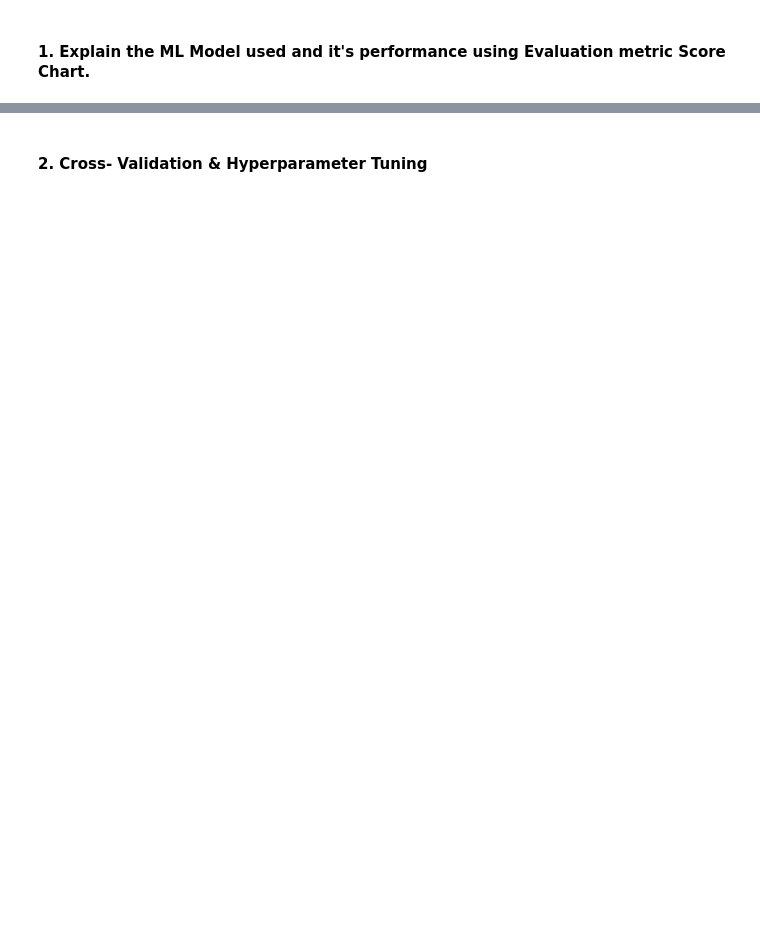
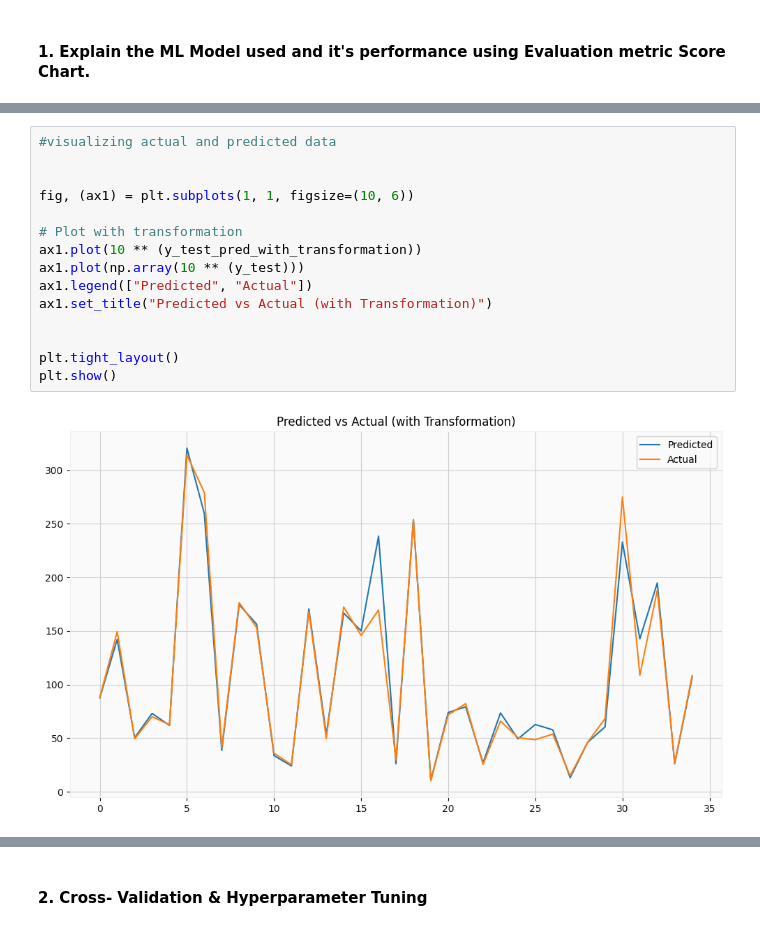
Before and after one commit to piyushbg/Yes-Bank-Stock-Closing-Price-Prediction, a Jupyter notebook: Yes_Bank_Stock_Closing_Price_Prediction.ipynb, the cells around one changed output, grey strips where cells are left out. Cells and saved outputs as stored; diff of their text form; blank space fills up the shorter version.

```diff
--- a/Yes_Bank_Stock_Closing_Price_Prediction.ipynb
+++ b/Yes_Bank_Stock_Closing_Price_Prediction.ipynb
@@ -1248,0 +1413,17 @@ Answer Here.
+# %%
+#visualizing actual and predicted data
+
+
+fig, (ax1) = plt.subplots(1, 1, figsize=(10, 6))
+
+# Plot with transformation
+ax1.plot(10 ** (y_test_pred_with_transformation))
+ax1.plot(np.array(10 ** (y_test)))
+ax1.legend(["Predicted", "Actual"])
+ax1.set_title("Predicted vs Actual (with Transformation)")
+
+
+plt.tight_layout()
+plt.show()
+# %% [output]
+[figure, added]
```
Also changed, not shown: parts of 59 cells of this notebook.
